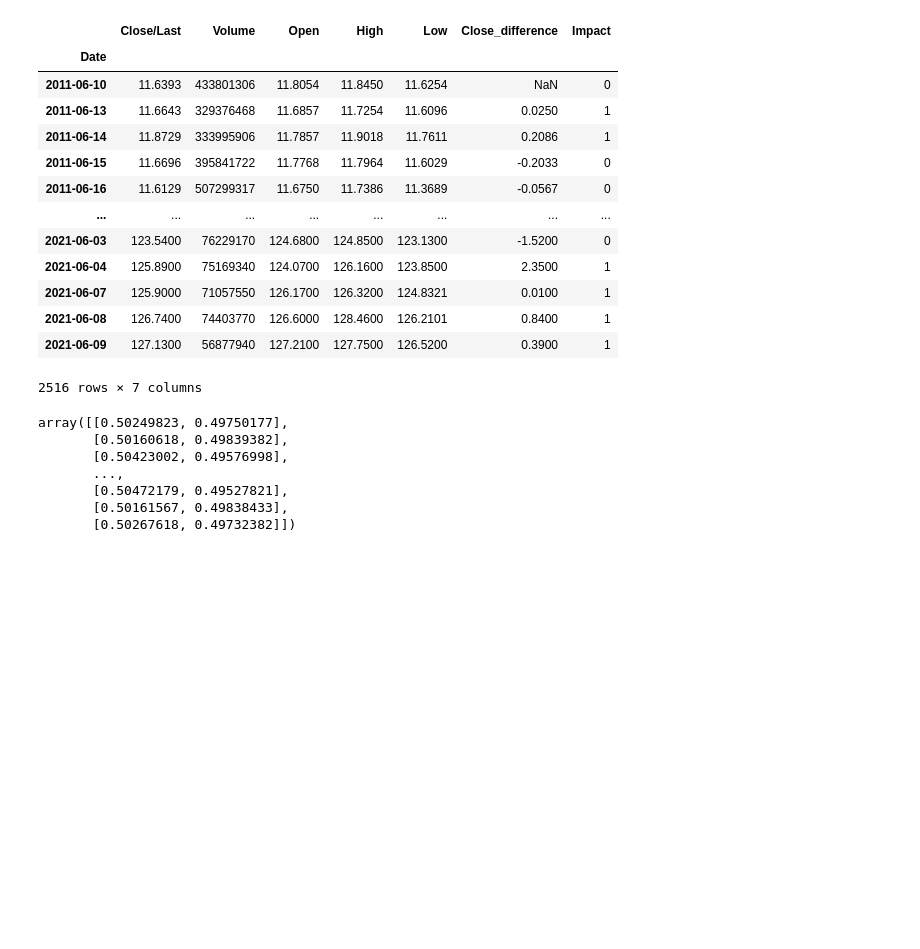
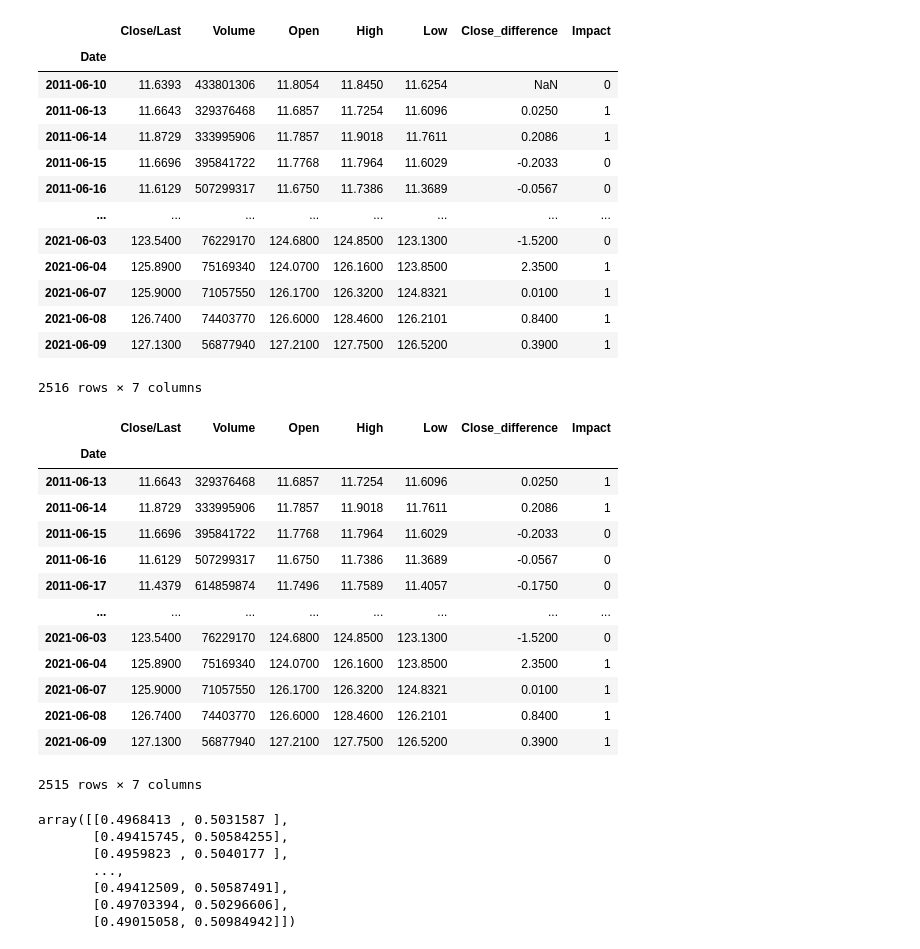
Before and after one commit to sidn19/Stock-price-prediction, a Jupyter notebook: Logistic_Regression.ipynb, the cells around one changed output. Drawn from its saved outputs; the diff is of its cells as text; code cells hidden in the pictures; blank space fills up the shorter version.

```diff
--- a/Logistic_Regression.ipynb
+++ b/Logistic_Regression.ipynb
@@ -106,3 +107,21 @@ apple_data
 | 2021-06-08 | 126.7400 | 74403770 | 126.6000 | 128.4600 | 126.2101 | 0.8400 | 1 |
 | 2021-06-09 | 127.1300 | 56877940 | 127.2100 | 127.7500 | 126.5200 | 0.3900 | 1 |
 2516 rows × 7 columns
+# %%
+apple_data.drop(apple_data.index[[0]], inplace=True)
+apple_data
+# %% [output]
+|  | Close/Last | Volume | Open | High | Low | Close_difference | Impact |
+| Date |  |  |  |  |  |  |  |
+| 2011-06-13 | 11.6643 | 329376468 | 11.6857 | 11.7254 | 11.6096 | 0.0250 | 1 |
+| 2011-06-14 | 11.8729 | 333995906 | 11.7857 | 11.9018 | 11.7611 | 0.2086 | 1 |
+| 2011-06-15 | 11.6696 | 395841722 | 11.7768 | 11.7964 | 11.6029 | -0.2033 | 0 |
+| 2011-06-16 | 11.6129 | 507299317 | 11.6750 | 11.7386 | 11.3689 | -0.0567 | 0 |
+| 2011-06-17 | 11.4379 | 614859874 | 11.7496 | 11.7589 | 11.4057 | -0.1750 | 0 |
+| ... | ... | ... | ... | ... | ... | ... | ... |
+| 2021-06-03 | 123.5400 | 76229170 | 124.6800 | 124.8500 | 123.1300 | -1.5200 | 0 |
+| 2021-06-04 | 125.8900 | 75169340 | 124.0700 | 126.1600 | 123.8500 | 2.3500 | 1 |
+| 2021-06-07 | 125.9000 | 71057550 | 126.1700 | 126.3200 | 124.8321 | 0.0100 | 1 |
+| 2021-06-08 | 126.7400 | 74403770 | 126.6000 | 128.4600 | 126.2101 | 0.8400 | 1 |
+| 2021-06-09 | 127.1300 | 56877940 | 127.2100 | 127.7500 | 126.5200 | 0.3900 | 1 |
+2515 rows × 7 columns
@@ -119,11 +140,11 @@ log_model = log_model.fit(X_train,Y_train)
 probability = log_model.predict_proba(X_test)
 probability
 # %% [output]
-array([[0.50249823, 0.49750177],
-       [0.50160618, 0.49839382],
-       [0.50423002, 0.49576998],
+array([[0.4968413 , 0.5031587 ],
+       [0.49415745, 0.50584255],
+       [0.4959823 , 0.5040177 ],
        ...,
-       [0.50472179, 0.49527821],
-       [0.50161567, 0.49838433],
-       [0.50267618, 0.49732382]])
+       [0.49412509, 0.50587491],
+       [0.49703394, 0.50296606],
+       [0.49015058, 0.50984942]])
 # %%
```
Also changed, not shown: parts of 7 cells of this notebook, 8 other files.
